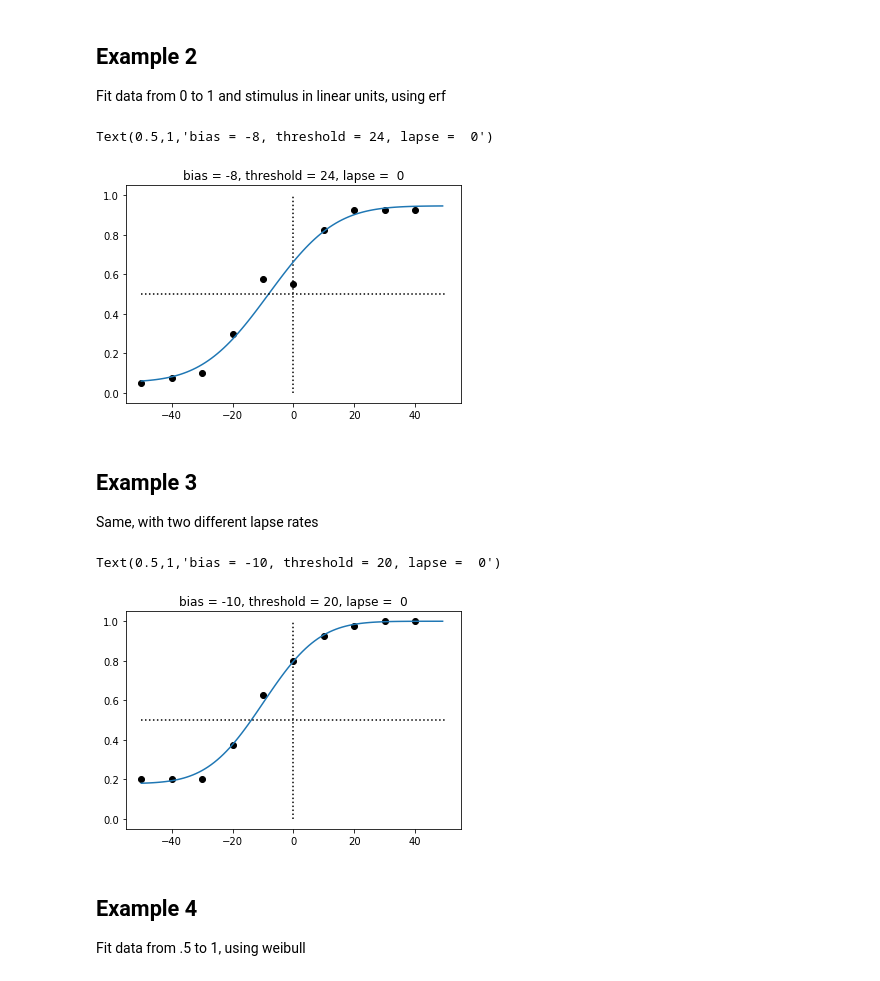
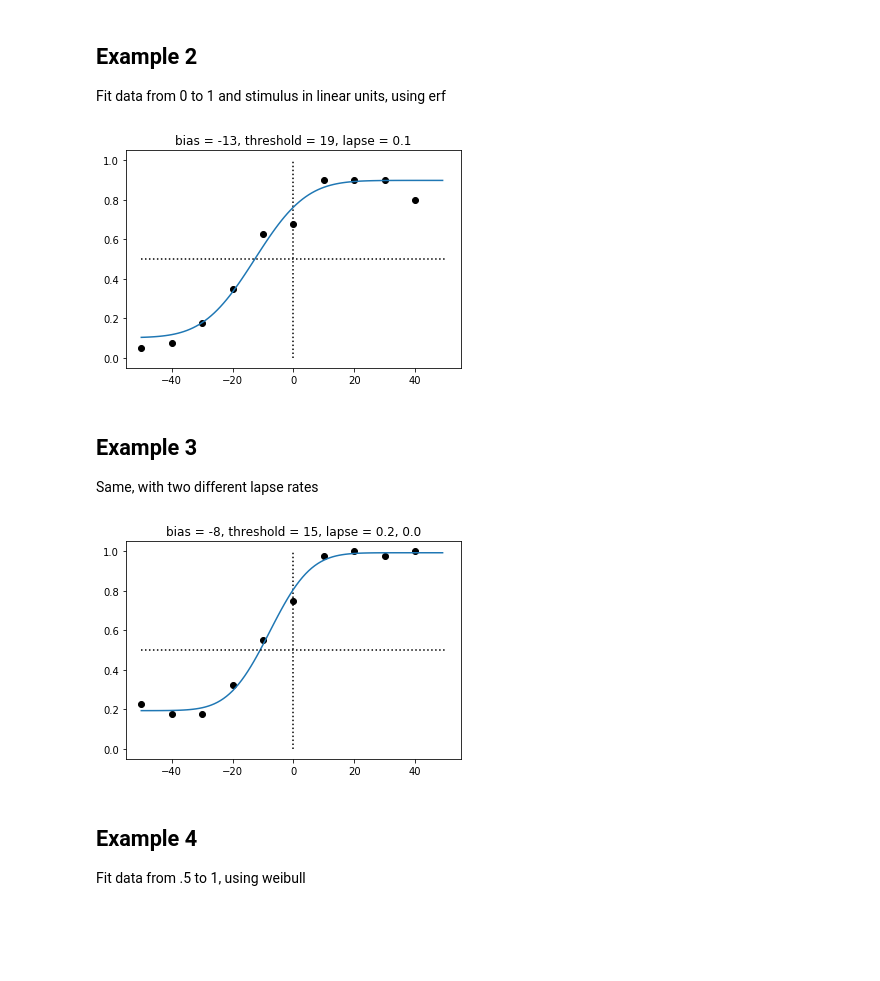
Before and after one commit to cortex-lab/psychofit, a Jupyter notebook: Examples.ipynb, the cells around one changed output. Saved outputs shown, nothing was run; the diff lists cells and outputs as text; code cells hidden in the pictures; blank space fills up the shorter version.

```diff
--- a/Examples.ipynb
+++ b/Examples.ipynb
@@ -66,32 +66,32 @@ Fit data from 0 to 1 and stimulus in linear units, using erf
 # %%
 # stimulus values
 xx = np.arange(-50,50,10)
 nxx = xx.size
 
 # actual parameters of the observer
 bias = -10.
 threshold = 20.
 gamma = .1
 
 # fake experimental data given those parameters
 pp = psy.erf_psycho([bias, threshold, gamma],xx)
 ntrials = 40;
 dd = np.random.binomial(1, pp, size=(ntrials,nxx))
 
 # fit it
 data = np.vstack((xx, ntrials*np.ones((nxx,)), np.mean(dd, axis=0)))
 pars, L = psy.mle_fit_psycho(data, 'erf_psycho',
             np.array([0., 20., 0.1]), np.array([-20., 10., 0.]), np.array([20., 40., .3]), 10);
 
 # graphics
 plt.plot(xx,np.mean(dd, axis=0),'ko',mfc='k')
 plt.plot((0,0),(0,1),'k:')
 plt.plot(np.arange(-50,50), psy.erf_psycho( pars, np.arange(-50,50) ))
 plt.plot((-50, 50),(.5, .5),'k:')
-plt.title('bias = {:2.0f}, threshold = {:2.0f}, lapse = {:2.0f}'.format(*pars))
+plt.title('bias = {:2.0f}, threshold = {:2.0f}, lapse = {:.01f}'.format(*pars))
+plt.show()
 # %% [output]
-Text(0.5,1,'bias = -8, threshold = 24, lapse =  0')
-[figure, old version]
+[figure, new version]
 # %% [markdown]
 ## Example 3
 Same, with two different lapse rates
@@ -121,10 +121,10 @@ plt.plot(xx,np.mean(dd, axis=0),'ko',mfc='k')
 plt.plot((0,0),(0,1),'k:')
 plt.plot(np.arange(-50,50), psy.erf_psycho_2gammas( pars, np.arange(-50,50) ))
 plt.plot((-50, 50),(0.5, 0.5),'k:')
-plt.title('bias = {:2.0f}, threshold = {:2.0f}, lapse = {:2.0f}'.format(*pars))
+plt.title('bias = {:2.0f}, threshold = {:2.0f}, lapse = {:.01f}, {:.01f}'.format(*pars))
+plt.show()
 # %% [output]
-Text(0.5,1,'bias = -10, threshold = 20, lapse =  0')
-[figure, old version]
+[figure, new version]
 # %% [markdown]
 ## Example 4
 Fit data from .5 to 1, using weibull
```
Also changed, not shown: parts of 3 cells of this notebook, 2 other files.
